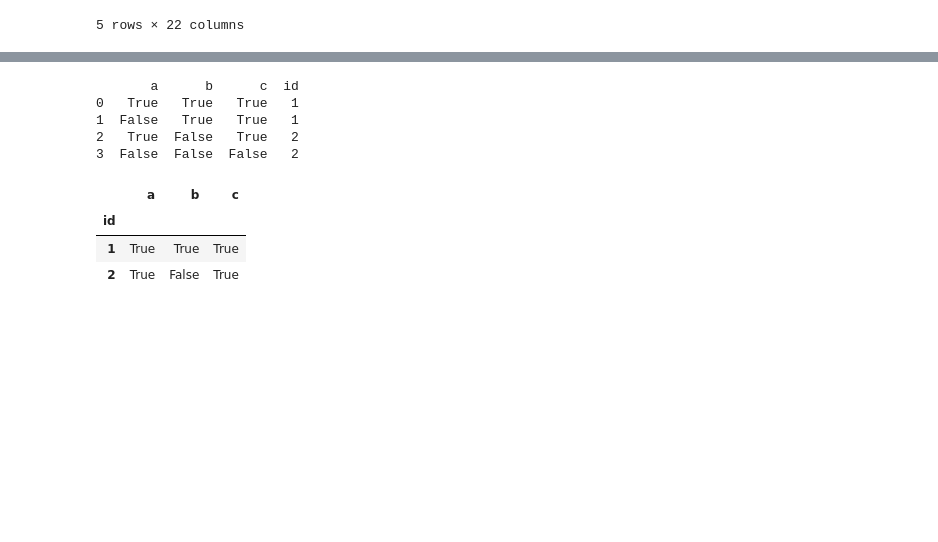
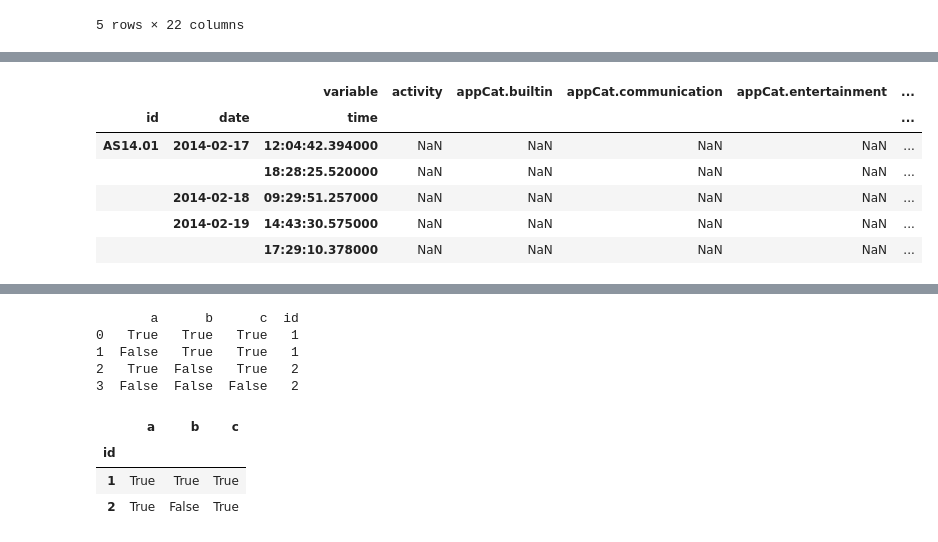
Before and after one commit to QST23/course_dmt, a Jupyter notebook: ass1/feature_engineering.ipynb, the cells around one changed output, grey strips where cells are left out. Drawn from its saved outputs; the diff is of its cells as text; code cells hidden in the pictures; blank space fills up the shorter version.

```diff
--- a/ass1/feature_engineering.ipynb
+++ b/ass1/feature_engineering.ipynb
@@ -72,7 +66,7 @@ whole_df.tail()
 # %%
 def add_late_night_use(df:pd.DataFrame, feature:str=None, start_hour=21, end_hour=23):
 
-    new_feature_name = f'late_night_{feature}_use' if feature else 'late_night_use'
+    new_feature_name = f'late_night_{feature}_use' if feature else 'late_night_phone_use'
 
     if feature is None:
         # Create boolean mask based on time hour and feature value
@@ -87,11 +81,21 @@ def add_late_night_use(df:pd.DataFrame, feature:str=None, start_hour=21, end_hou
 
     return df
 
+def late_night_usage(df:pd.DataFrame, features=None):
 
-#do for all categories and print results
-categories = [x for x in df.columns if x[:3] == 'app'] + ['call', 'sms', 'screen']
+    # Convert time column to datetime format with a fixed date as a placeholder
+    try:
+        df['hour_of_day_placeholder'] = pd.to_datetime(df['time'].apply(lambda x: datetime.datetime(1900, 1, 1, x.hour)))
+    except KeyError or AttributeError:
+        df['hour_of_day_placeholder'] = pd.to_datetime([datetime.datetime(1900, 1, 1, x.hour) for x in df.index.get_level_values(2).to_list()])
 
-for category in categories:
-    whole_df = add_late_night_use(whole_df, category)
-    print('-'*50, f'\n{category}\n', whole_df[f'late_night_{category}_use'].value_counts())
-whole_df.tail()
+    if features is None:
+        df = add_late_night_use(df)
+    else:
+        for feature in features:
+            df = add_late_night_use(df, feature=feature)
+
+    # Drop the placeholder column
+    df.drop('hour_of_day_placeholder', axis=1, inplace=True)
+
+    return df
@@ -123,0 +123,15 @@ Name: late_night_screen_use, dtype: int64
+# %%
+dataframe = grouped_df.pivot_table(index=['id', 'date', 'time'], columns='variable', values='value', aggfunc='sum')
+dataframe = late_night_usage(dataframe)
+dataframe.head()
+
+# select the time index
+#  = dataframe.index.get_level_values(2)
+# %% [output]
+|  |  | variable | activity | appCat.builtin | appCat.communication | appCat.entertainment | ... |
+| id | date | time |  |  |  |  | ... |
+| AS14.01 | 2014-02-17 | 12:04:42.394000 | NaN | NaN | NaN | NaN | ... |
+|  |  | 18:28:25.520000 | NaN | NaN | NaN | NaN | ... |
+|  | 2014-02-18 | 09:29:51.257000 | NaN | NaN | NaN | NaN | ... |
+|  | 2014-02-19 | 14:43:30.575000 | NaN | NaN | NaN | NaN | ... |
+|  |  | 17:29:10.378000 | NaN | NaN | NaN | NaN | ... |
```
Also changed, not shown: parts of 7 cells of this notebook, 2 other files.
